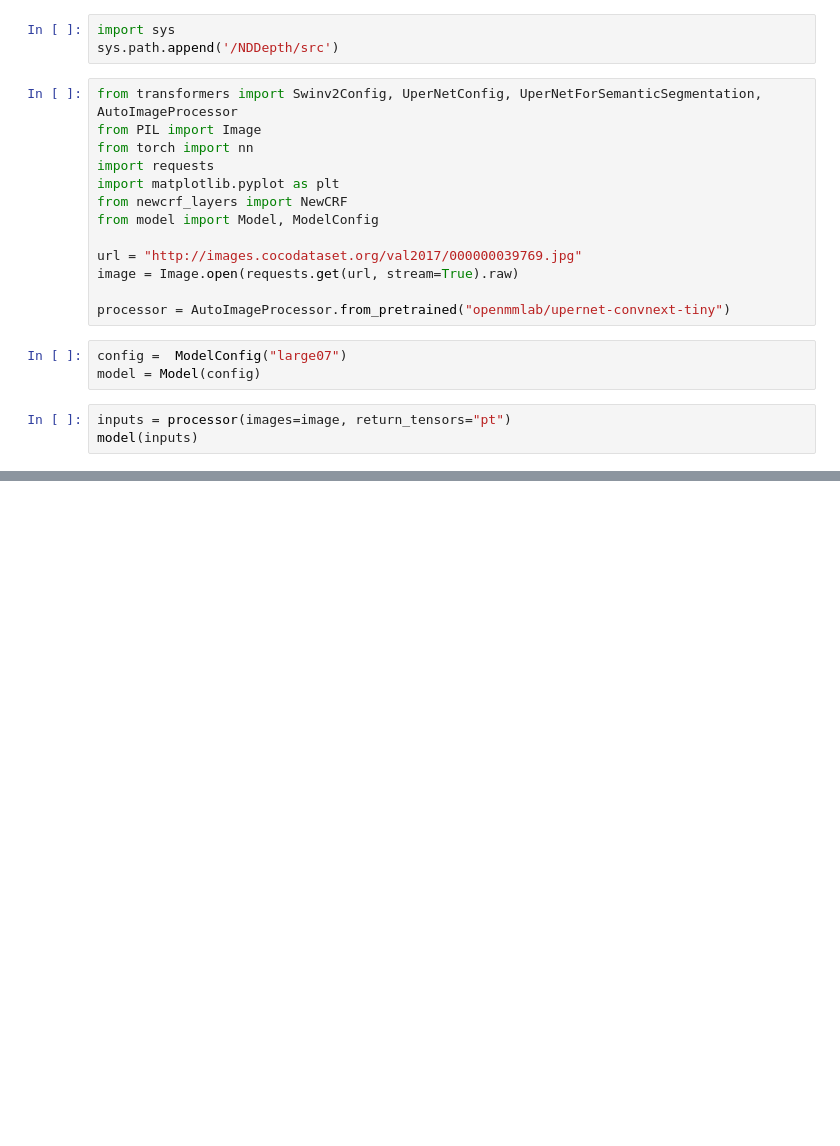
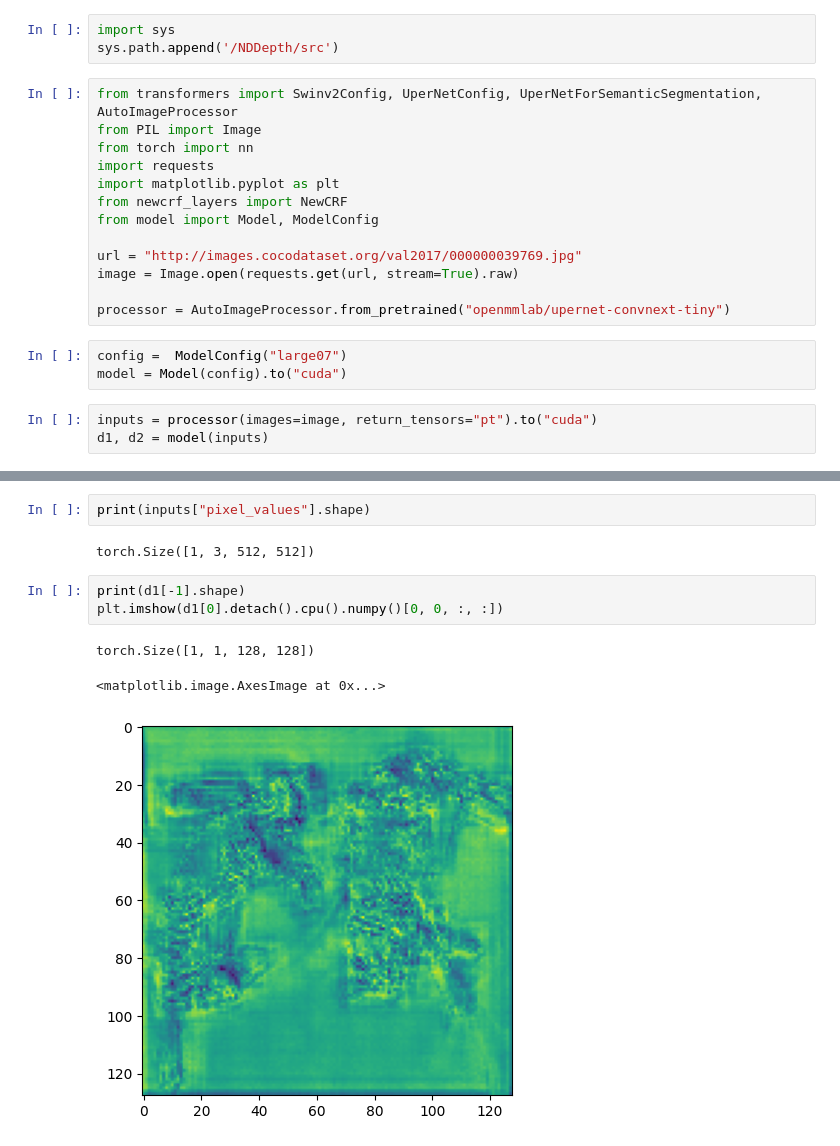
Before and after one commit to tauzn-clock/NDDepth, a Jupyter notebook: src/rewrite.ipynb, the cells around one changed output, grey strips where cells are left out. Drawn from its saved outputs; the diff is of its cells as text; blank space fills up the shorter version.

```diff
--- a/src/rewrite.ipynb
+++ b/src/rewrite.ipynb
@@ -16,7 +16,7 @@ image = Image.open(requests.get(url, stream=True).raw)
 processor = AutoImageProcessor.from_pretrained("openmmlab/upernet-convnext-tiny")
 # %%
 config =  ModelConfig("large07")
-model = Model(config)
+model = Model(config).to("cuda")
 # %%
-inputs = processor(images=image, return_tensors="pt")
-model(inputs)
+inputs = processor(images=image, return_tensors="pt").to("cuda")
+d1, d2 = model(inputs)
@@ -22,0 +35,11 @@ model(inputs)
+# %%
+print(inputs["pixel_values"].shape)
+# %% [output]
+torch.Size([1, 3, 512, 512])
+# %%
+print(d1[-1].shape)
+plt.imshow(d1[0].detach().cpu().numpy()[0, 0, :, :])
+# %% [output]
+torch.Size([1, 1, 128, 128])
+<matplotlib.image.AxesImage at 0x...>
+[figure, added]
```
Also changed, not shown: parts of 1 cell of this notebook, 1 other file.
